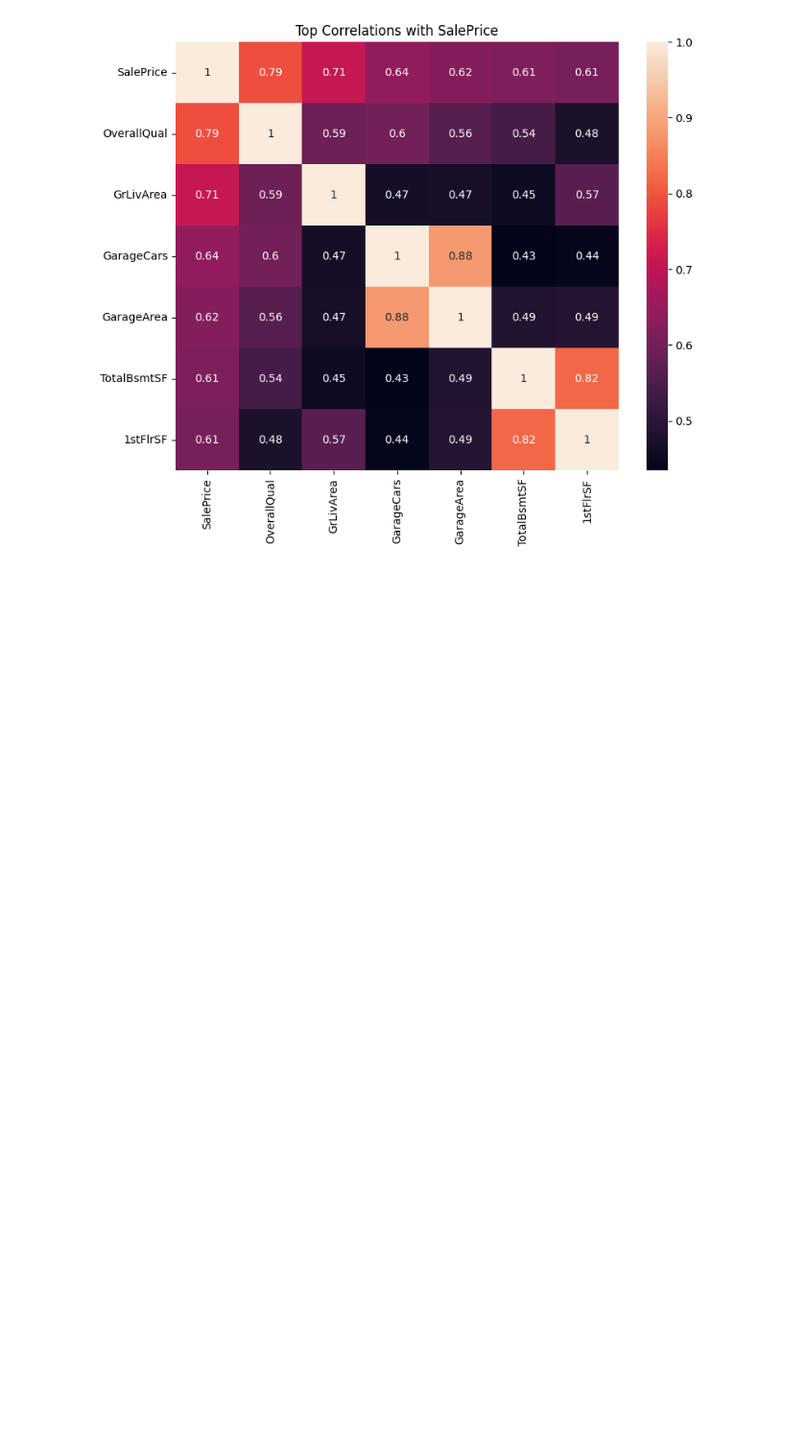
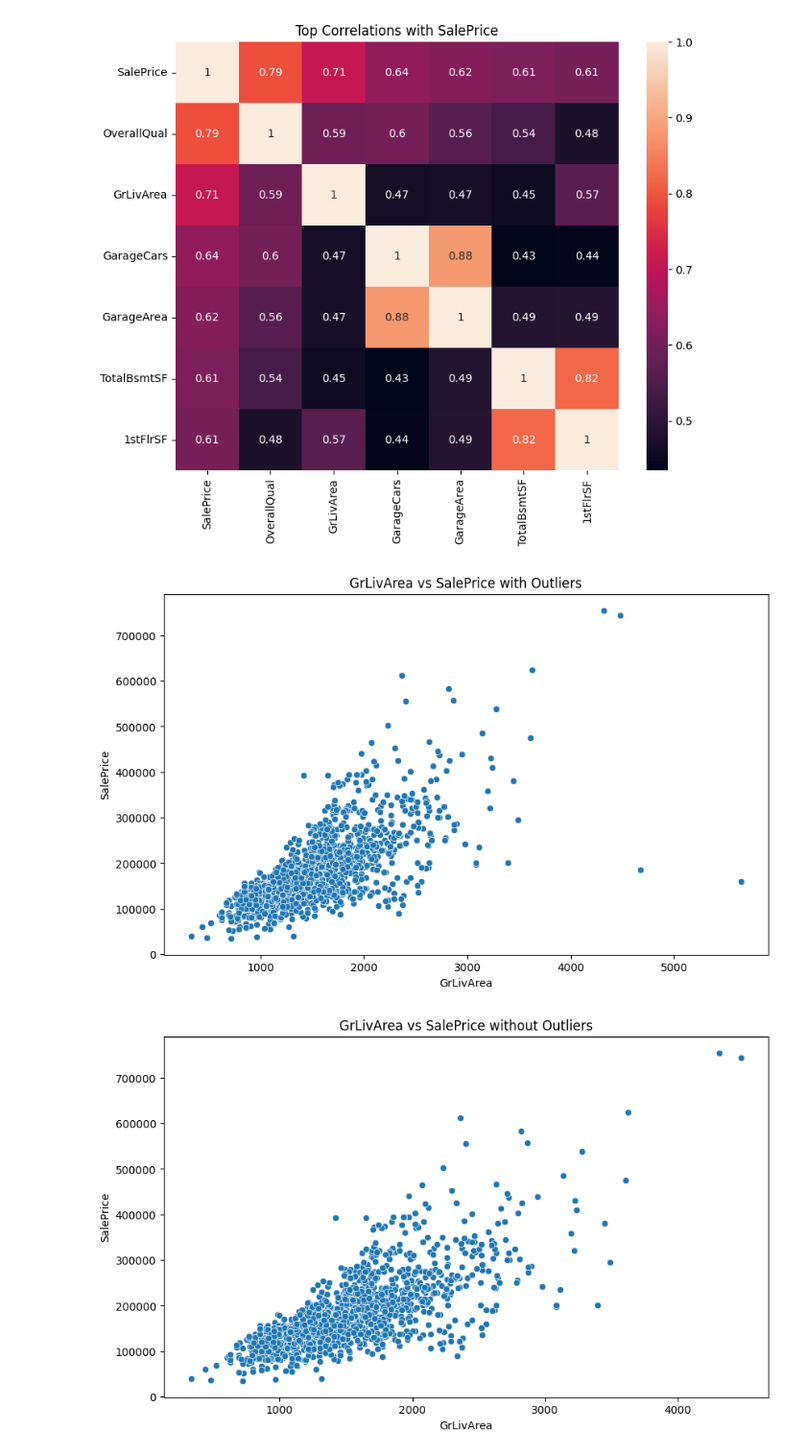
Before and after one commit to ikruL/house-price-prediction, a Jupyter notebook: house_prediction.ipynb, the cells around one changed output. Shown at 96% size. Drawn from its saved outputs; the diff is of its cells as text; code cells hidden in the pictures; blank space fills up the shorter version.

Commit message:
Visualize and remove outliers based on 'GrLivArea' vs 'SalePrice'

```diff
--- a/house_prediction.ipynb
+++ b/house_prediction.ipynb
@@ -90,3 +90,19 @@ plt.title('Top Correlations with SalePrice')
 plt.show()
 # %% [output]
 [figure]
+# %%
+# Visualize GrLivArea vs SalePrice to identify outliers
+plt.figure(figsize=(10,6))
+sns.scatterplot(x='GrLivArea', y='SalePrice', data=df)
+plt.title('GrLivArea vs SalePrice with Outliers')
+plt.show()
+
+# Remove outliers based on 'GrLivArea'
+df = df[df['GrLivArea'] < 4500].copy()
+plt.figure(figsize=(10,6))
+sns.scatterplot(x='GrLivArea', y='SalePrice', data=df)
+plt.title('GrLivArea vs SalePrice without Outliers')
+plt.show()
+# %% [output]
+[figure, added]
+[figure, added]
```
